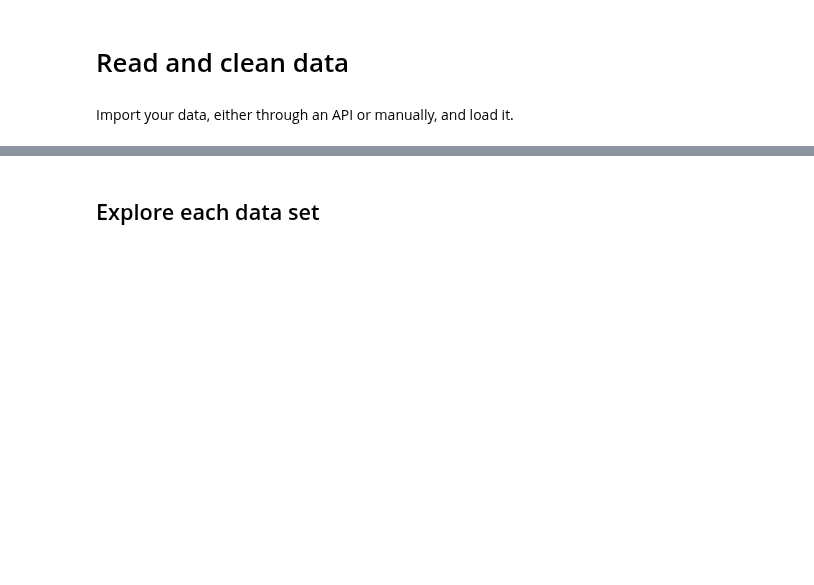
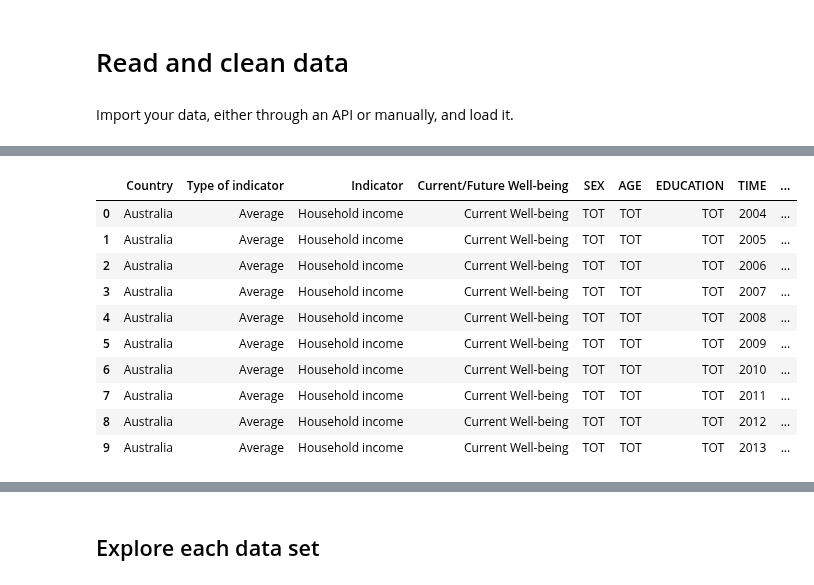
Before and after one commit to NumEconCopenhagen/projects-2023-newteam, a Jupyter notebook: dataproject/dataproject.ipynb, the cells around one changed output, grey strips where cells are left out. Drawn from its saved outputs; the diff is of its cells as text; code cells hidden in the pictures; blank space fills up the shorter version.

```diff
--- a/dataproject/dataproject.ipynb
+++ b/dataproject/dataproject.ipynb
@@ -47,16 +50,31 @@ wlb.head(10)
 # %%
 #remove unnecessary/double information
 
 drop_these = ['LOCATION', 'TYPE_VAR', 'VARIABLE', 'Sex', 'Education', 'Time', 'Flag Codes', 'Flags', 'Age', 'WB']
 wlb.drop(drop_these, axis = 1, inplace=True)
 
 #drop missing values
 
 wlb.dropna(axis=0, subset=None, inplace=False)
 
+
 #create dictionaries that map years (????)
 col_dict = {str(i) : f'wlb{i}' for i in range(2004,2022+1)} #same approach but shorter
 #wlb.rename(wlb.TIME = col_dict, inplace=True) --> how to replace?
+
+wlb.head(10)
+# %% [output]
+|  | Country | Type of indicator | Indicator | Current/Future Well-being | SEX | AGE | EDUCATION | TIME | ... |
+| 0 | Australia | Average | Household income | Current Well-being | TOT | TOT | TOT | 2004 | ... |
+| 1 | Australia | Average | Household income | Current Well-being | TOT | TOT | TOT | 2005 | ... |
+| 2 | Australia | Average | Household income | Current Well-being | TOT | TOT | TOT | 2006 | ... |
+| 3 | Australia | Average | Household income | Current Well-being | TOT | TOT | TOT | 2007 | ... |
+| 4 | Australia | Average | Household income | Current Well-being | TOT | TOT | TOT | 2008 | ... |
+| 5 | Australia | Average | Household income | Current Well-being | TOT | TOT | TOT | 2009 | ... |
+| 6 | Australia | Average | Household income | Current Well-being | TOT | TOT | TOT | 2010 | ... |
+| 7 | Australia | Average | Household income | Current Well-being | TOT | TOT | TOT | 2011 | ... |
+| 8 | Australia | Average | Household income | Current Well-being | TOT | TOT | TOT | 2012 | ... |
+| 9 | Australia | Average | Household income | Current Well-being | TOT | TOT | TOT | 2013 | ... |
 # %%
 from pandas_datareader import wb
 
```
Also changed, not shown: parts of 5 cells of this notebook.
